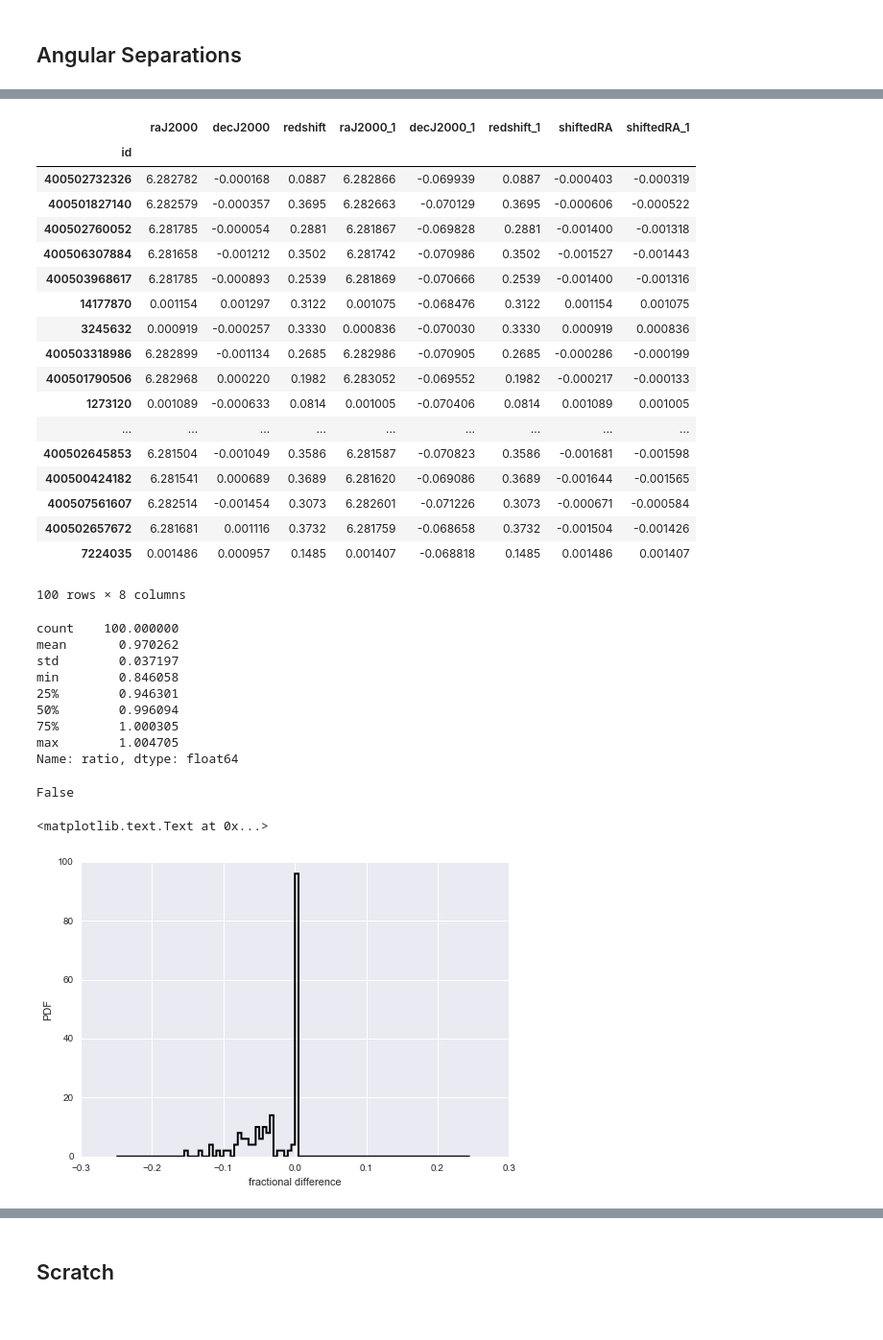
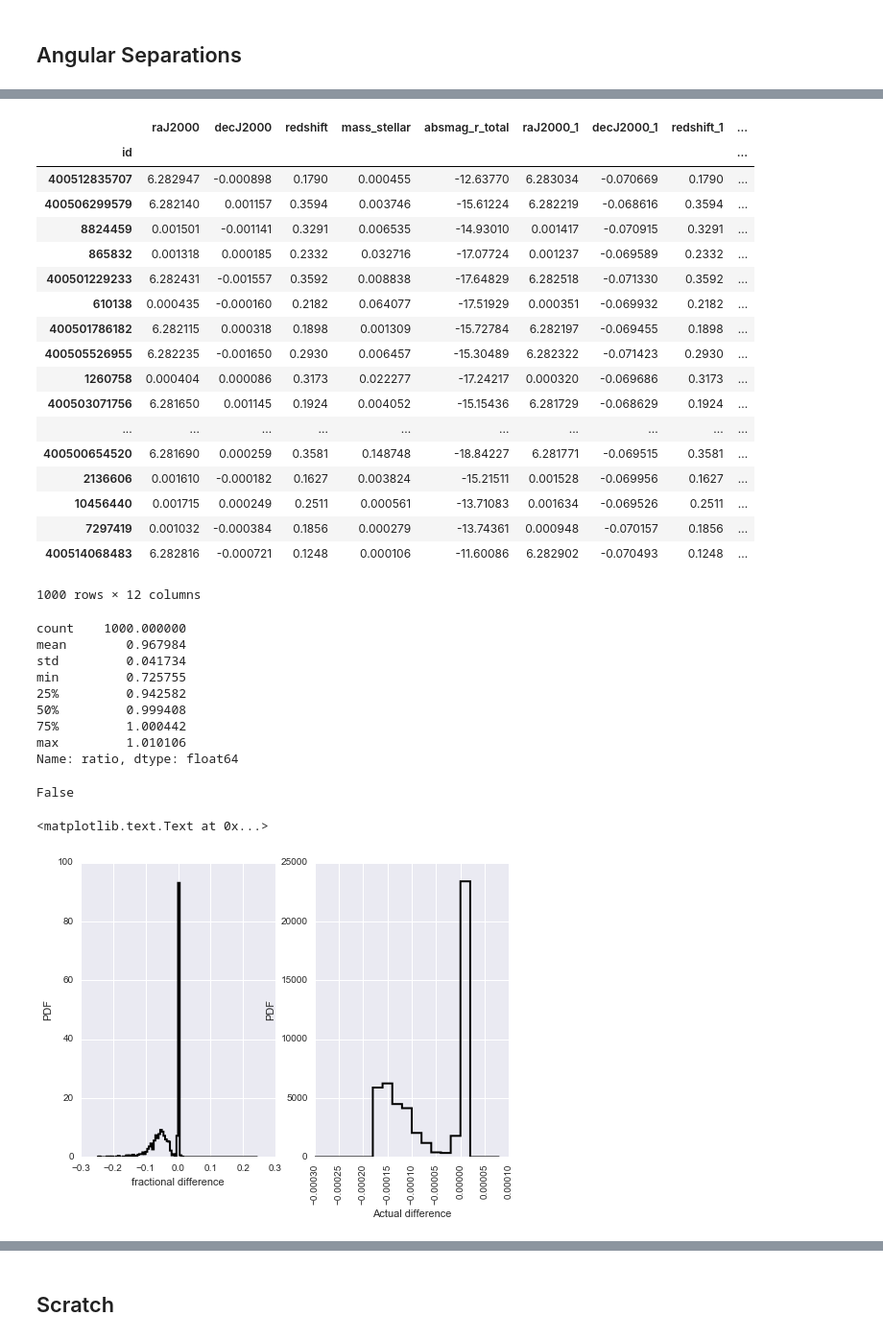
Before and after one commit to rbiswas4/BenchmarkInstanceCatalogs, a Jupyter notebook: examples/galaxyTiled_properties.ipynb, the cells around one changed output, grey strips where cells are left out. Shown: that part at 96% size. Saved outputs shown, nothing was run; the diff lists cells and outputs as text; code cells hidden in the pictures.

```diff
--- a/examples/galaxyTiled_properties.ipynb
+++ b/examples/galaxyTiled_properties.ipynb
@@ -94,7 +94,8 @@ gTile1_df.head()
 # %%
 gTile1_df['id'] = galIds(21, gTile1_df.index.values)
 gTile1_df.set_index('id', inplace=True)
-gTile1_df.rename(columns={'raJ2000':'raJ2000_1', 'decJ2000':'decJ2000_1', 'redshift': 'redshift_1'},
+gTile1_df.rename(columns={'raJ2000':'raJ2000_1', 'decJ2000':'decJ2000_1', 'redshift': 'redshift_1',
+                          'mass_stellar':'mass_stellar_1', 'absmag_r_total':'absmag_r_total_1'},
                  inplace=True)
 gTile1_df.head()
 # %% [output]
@@ -160,5 +199,5 @@ common = merged[~merged.isnull().any(axis=1)]
 # %%
-NSelect = 100
+NSelect = 1000
 sel = np.random.choice(common.index.values, NSelect*2, replace=False)
 # %%
 split_1 = common.ix[sel[:NSelect]]
@@ -170,33 +209,35 @@ print(len(split_1), len(split_2))
 # %%
 split_1
 # %% [output]
-|  | raJ2000 | decJ2000 | redshift | raJ2000_1 | decJ2000_1 | redshift_1 | shiftedRA | shiftedRA_1 |
-| id |  |  |  |  |  |  |  |  |
-| 400502732326 | 6.282782 | -0.000168 | 0.0887 | 6.282866 | -0.069939 | 0.0887 | -0.000403 | -0.000319 |
-| 400501827140 | 6.282579 | -0.000357 | 0.3695 | 6.282663 | -0.070129 | 0.3695 | -0.000606 | -0.000522 |
-| 400502760052 | 6.281785 | -0.000054 | 0.2881 | 6.281867 | -0.069828 | 0.2881 | -0.001400 | -0.001318 |
-| 400506307884 | 6.281658 | -0.001212 | 0.3502 | 6.281742 | -0.070986 | 0.3502 | -0.001527 | -0.001443 |
-| 400503968617 | 6.281785 | -0.000893 | 0.2539 | 6.281869 | -0.070666 | 0.2539 | -0.001400 | -0.001316 |
-| 14177870 | 0.001154 | 0.001297 | 0.3122 | 0.001075 | -0.068476 | 0.3122 | 0.001154 | 0.001075 |
-| 3245632 | 0.000919 | -0.000257 | 0.3330 | 0.000836 | -0.070030 | 0.3330 | 0.000919 | 0.000836 |
-| 400503318986 | 6.282899 | -0.001134 | 0.2685 | 6.282986 | -0.070905 | 0.2685 | -0.000286 | -0.000199 |
-| 400501790506 | 6.282968 | 0.000220 | 0.1982 | 6.283052 | -0.069552 | 0.1982 | -0.000217 | -0.000133 |
-| 1273120 | 0.001089 | -0.000633 | 0.0814 | 0.001005 | -0.070406 | 0.0814 | 0.001089 | 0.001005 |
-| ... | ... | ... | ... | ... | ... | ... | ... | ... |
-| 400502645853 | 6.281504 | -0.001049 | 0.3586 | 6.281587 | -0.070823 | 0.3586 | -0.001681 | -0.001598 |
-| 400500424182 | 6.281541 | 0.000689 | 0.3689 | 6.281620 | -0.069086 | 0.3689 | -0.001644 | -0.001565 |
-| 400507561607 | 6.282514 | -0.001454 | 0.3073 | 6.282601 | -0.071226 | 0.3073 | -0.000671 | -0.000584 |
-| 400502657672 | 6.281681 | 0.001116 | 0.3732 | 6.281759 | -0.068658 | 0.3732 | -0.001504 | -0.001426 |
-| 7224035 | 0.001486 | 0.000957 | 0.1485 | 0.001407 | -0.068818 | 0.1485 | 0.001486 | 0.001407 |
+|  | raJ2000 | decJ2000 | redshift | mass_stellar | absmag_r_total | raJ2000_1 | decJ2000_1 | redshift_1 | ... |
+| id |  |  |  |  |  |  |  |  | ... |
+| 400512835707 | 6.282947 | -0.000898 | 0.1790 | 0.000455 | -12.63770 | 6.283034 | -0.070669 | 0.1790 | ... |
+| 400506299579 | 6.282140 | 0.001157 | 0.3594 | 0.003746 | -15.61224 | 6.282219 | -0.068616 | 0.3594 | ... |
+| 8824459 | 0.001501 | -0.001141 | 0.3291 | 0.006535 | -14.93010 | 0.001417 | -0.070915 | 0.3291 | ... |
+| 865832 | 0.001318 | 0.000185 | 0.2332 | 0.032716 | -17.07724 | 0.001237 | -0.069589 | 0.2332 | ... |
+| 400501229233 | 6.282431 | -0.001557 | 0.3592 | 0.008838 | -17.64829 | 6.282518 | -0.071330 | 0.3592 | ... |
+| 610138 | 0.000435 | -0.000160 | 0.2182 | 0.064077 | -17.51929 | 0.000351 | -0.069932 | 0.2182 | ... |
+| 400501786182 | 6.282115 | 0.000318 | 0.1898 | 0.001309 | -15.72784 | 6.282197 | -0.069455 | 0.1898 | ... |
+| 400505526955 | 6.282235 | -0.001650 | 0.2930 | 0.006457 | -15.30489 | 6.282322 | -0.071423 | 0.2930 | ... |
+| 1260758 | 0.000404 | 0.000086 | 0.3173 | 0.022277 | -17.24217 | 0.000320 | -0.069686 | 0.3173 | ... |
+| 400503071756 | 6.281650 | 0.001145 | 0.1924 | 0.004052 | -15.15436 | 6.281729 | -0.068629 | 0.1924 | ... |
+| ... | ... | ... | ... | ... | ... | ... | ... | ... | ... |
+| 400500654520 | 6.281690 | 0.000259 | 0.3581 | 0.148748 | -18.84227 | 6.281771 | -0.069515 | 0.3581 | ... |
+| 2136606 | 0.001610 | -0.000182 | 0.1627 | 0.003824 | -15.21511 | 0.001528 | -0.069956 | 0.1627 | ... |
+| 10456440 | 0.001715 | 0.000249 | 0.2511 | 0.000561 | -13.71083 | 0.001634 | -0.069526 | 0.2511 | ... |
+| 7297419 | 0.001032 | -0.000384 | 0.1856 | 0.000279 | -13.74361 | 0.000948 | -0.070157 | 0.1856 | ... |
+| 400514068483 | 6.282816 | -0.000721 | 0.1248 | 0.000106 | -11.60086 | 6.282902 | -0.070493 | 0.1248 | ... |
-100 rows × 8 columns
+1000 rows × 12 columns
 # %%
 from lsst.sims.utils import haversine
 # %%
 df = pd.DataFrame({'ids_1': split_1.index.values,
                    'ids_2': split_2.index.values,
                    'raJ2000': split_1.raJ2000.values,
+                   'shiftedRA':split_1.shiftedRA.values,
                    'decJ2000':split_1.decJ2000.values,
                    'raJ2000_2': split_2.raJ2000.values,
+                   'shiftedRA_2': split_2.shiftedRA_1.values,
                    'decJ2000_2':split_2.decJ2000.values,
                    'angsep': haversine(split_1.decJ2000.values, split_1.raJ2000.values, split_2.decJ2000.values,
                                        split_2.raJ2000.values),
@@ -209,26 +250,35 @@ df['ratio'] = df.angsep_1/df.angsep
 # %%
 df.ratio.describe()
 # %% [output]
-count    100.000000
-mean       0.970262
-std        0.037197
-min        0.846058
-25%        0.946301
-50%        0.996094
-75%        1.000305
-max        1.004705
+count    1000.000000
+mean        0.967984
+std         0.041734
+min         0.725755
+25%         0.942582
+50%         0.999408
+75%         1.000442
+max         1.010106
 Name: ratio, dtype: float64
 # %%
 df.ratio.isnull().any()
 # %% [output]
 False
 # %%
-fig, ax = plt.subplots()
-_ = ax.hist(df.ratio.values - 1., bins=np.arange(-0.25, 0.25, 0.005),normed=1,
+fig, ax = plt.subplots(1, 2)
+_ = ax[0].hist(df.ratio.values - 1., bins=np.arange(-0.25, 0.25, 0.005),normed=1,
         histtype='step', alpha=1, lw=2., color='k')
 # sns.kdeplot(df.ratio - 1., ax=ax)
-ax.set_xlabel('fractional difference')
-ax.set_ylabel('PDF')
+ax[0].set_xlabel('fractional difference')
+ax[0].set_ylabel('PDF')
+_ = ax[1].hist((df.ratio.values - 1.)*df.angsep,normed=1, bins=np.arange(-0.0003, 0.0001, 0.00002),
+        histtype='step', alpha=1, lw=2., color='k')
+xticks = ax[1].get_xticklabels()
+_ = [xtick.set_rotation(90.) for xtick in xticks]
+
+
+# sns.kdeplot(df.ratio - 1., ax=ax)
+ax[1].set_xlabel('Actual difference')
+ax[1].set_ylabel('PDF')
 # %% [output]
 <matplotlib.text.Text at 0x...>
-[figure, old version]
+[figure, new version]
```
Also changed, not shown: parts of 23 cells of this notebook.
